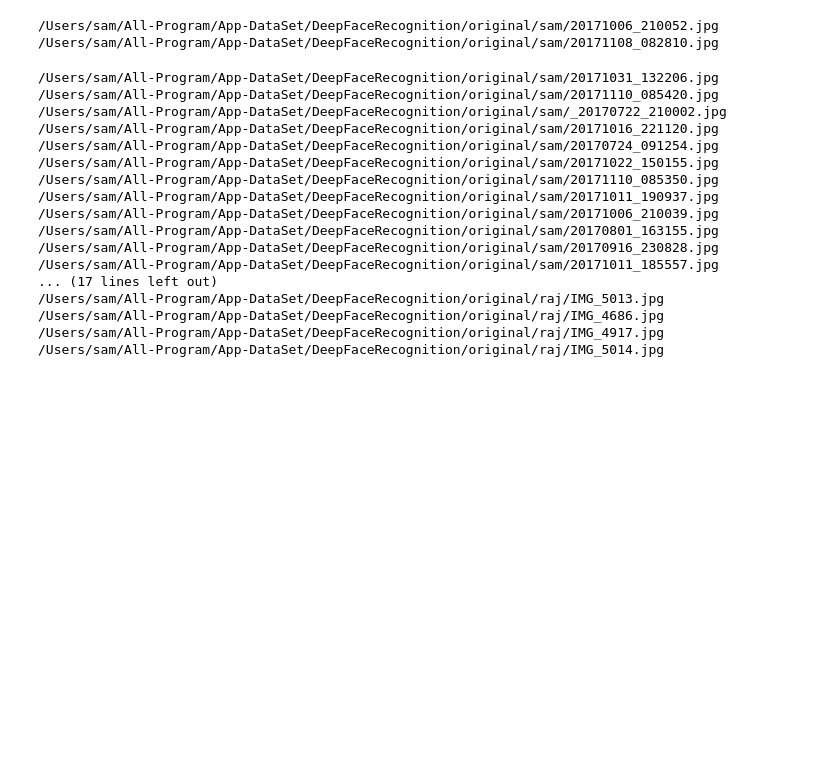
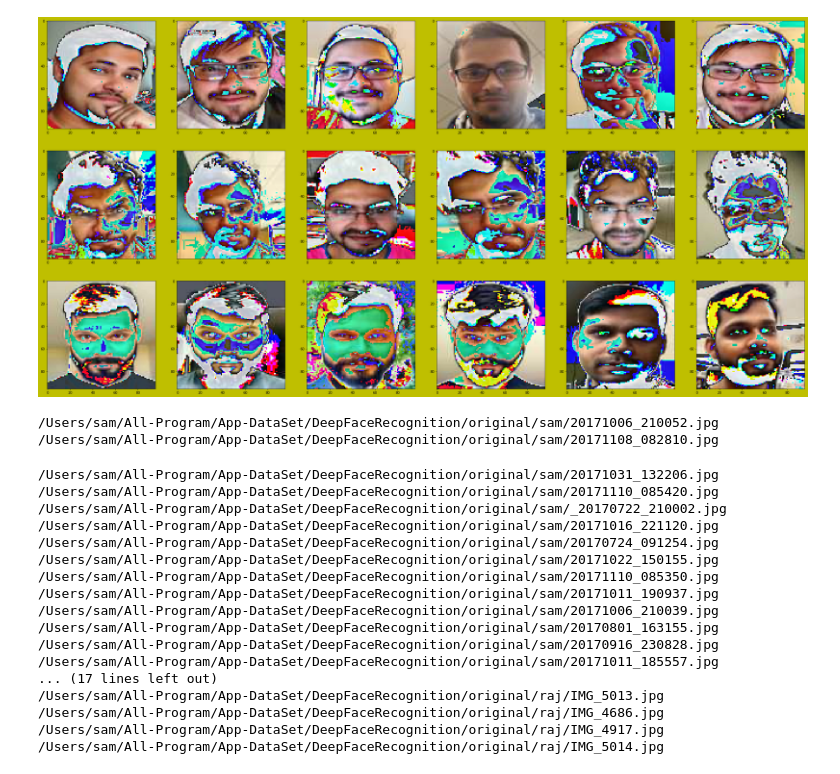
Before and after one commit to Sardhendu/DeepFaceRecognition, a Jupyter notebook: Vizualize.ipynb, the cells around one changed output. Cells and saved outputs as stored; diff of their text form; code cells hidden in the pictures; blank space fills up the shorter version.

```diff
--- a/Vizualize.ipynb
+++ b/Vizualize.ipynb
@@ -3,3 +45,9 @@
+# %%
+image = tf.image.random_contrast(batchX[1,:], lower=0.2, upper=1.8)
+images = sess.run(image)
+vizualize(images.astype(np.uint8), rows=3, columns=6, figsize=(40, 20))
+# %% [output]
+[figure, added]
 # %%
 import os, sys
 import numpy as np
```
Also changed, not shown: parts of 8 cells of this notebook, 5 other files.
